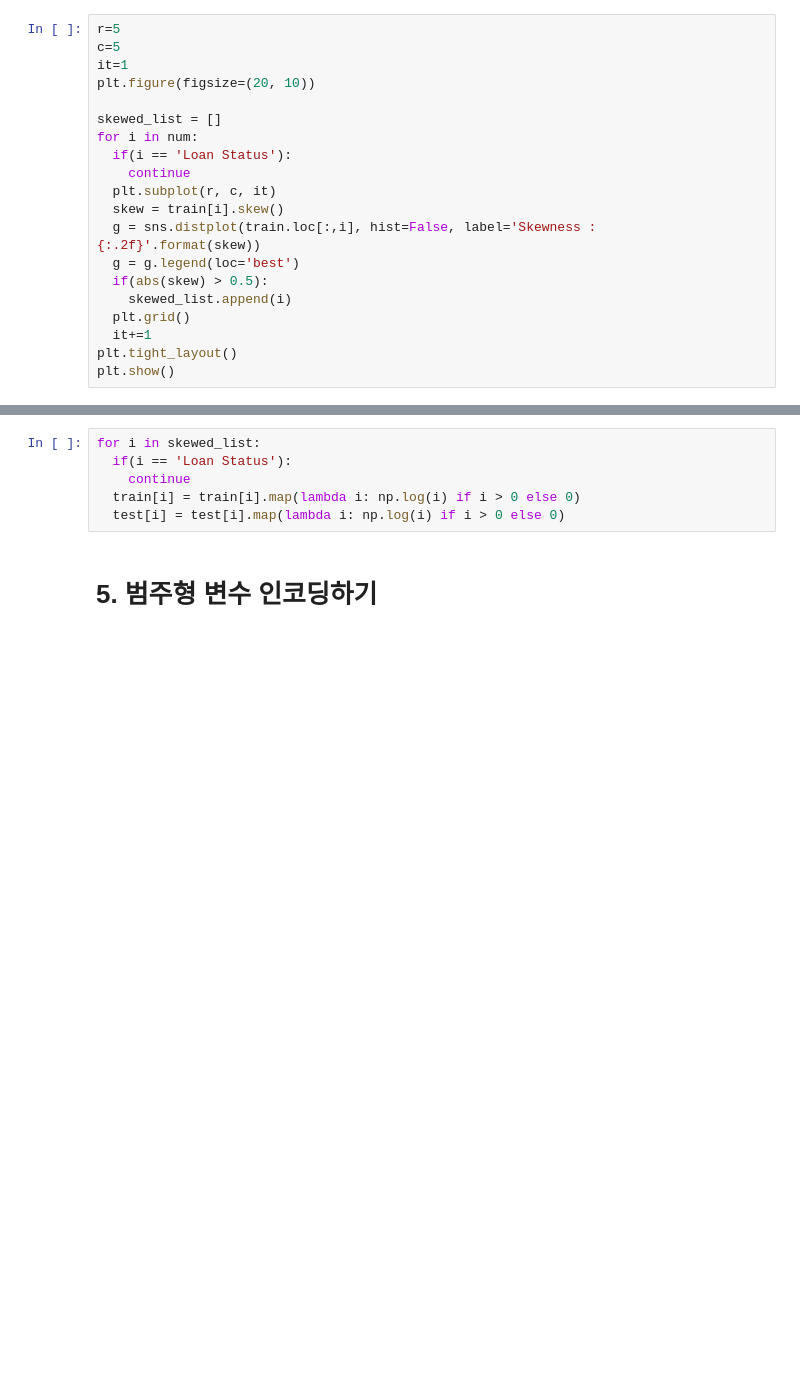
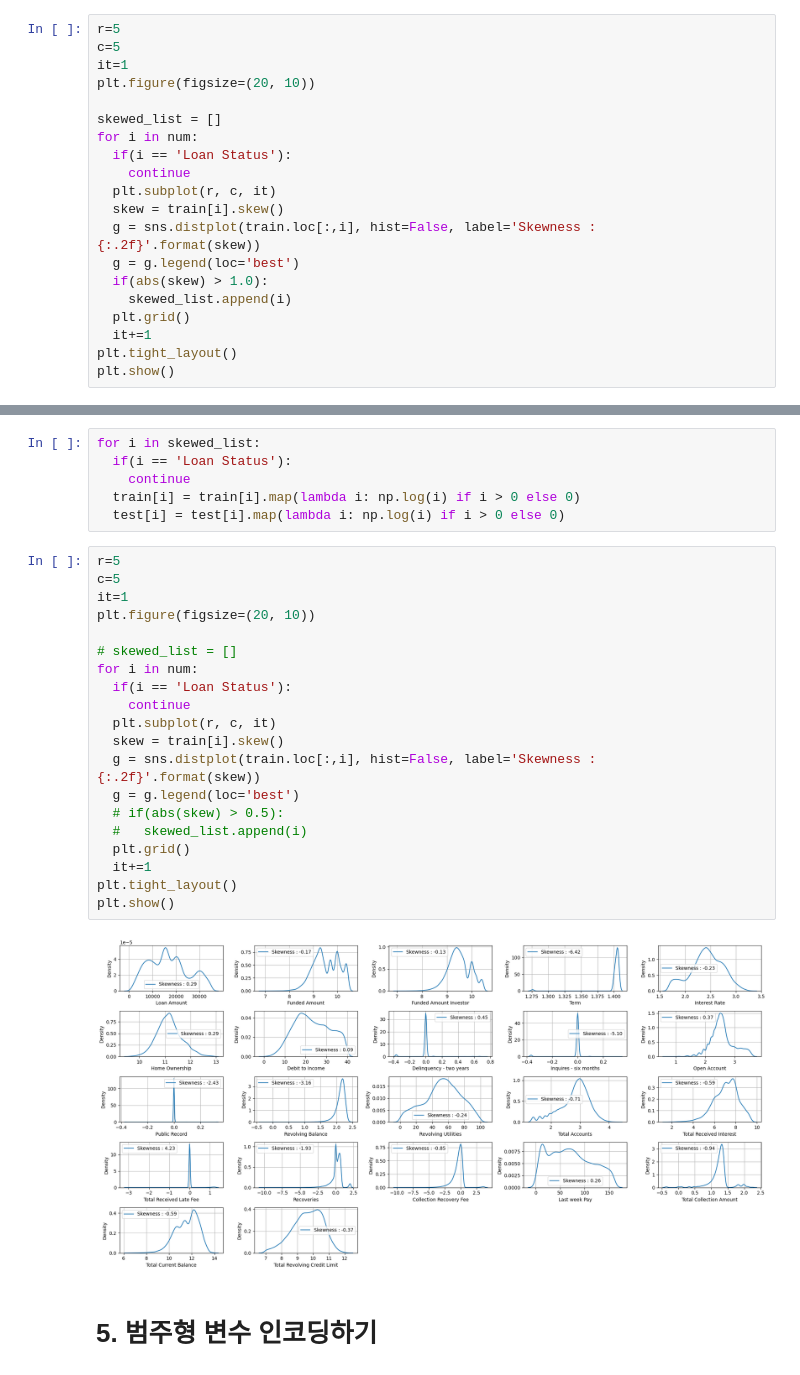
Before and after one commit to lynnchoi0126/LoanDefaultPrediction, a Jupyter notebook: Loan_Default_Predict.ipynb, the cells around one changed output, grey strips where cells are left out. Drawn from its saved outputs; the diff is of its cells as text; blank space fills up the shorter version.

```diff
--- a/Loan_Default_Predict.ipynb
+++ b/Loan_Default_Predict.ipynb
@@ -574,7 +577,7 @@ for i in num:
   skew = train[i].skew()
   g = sns.distplot(train.loc[:,i], hist=False, label='Skewness : {:.2f}'.format(skew))
   g = g.legend(loc='best')
-  if(abs(skew) > 0.5):
+  if(abs(skew) > 1.0):
     skewed_list.append(i)
   plt.grid()
   it+=1
@@ -591,6 +605,28 @@ for i in skewed_list:
     continue
   train[i] = train[i].map(lambda i: np.log(i) if i > 0 else 0)
   test[i] = test[i].map(lambda i: np.log(i) if i > 0 else 0)
+# %%
+r=5
+c=5
+it=1
+plt.figure(figsize=(20, 10))
+
+# skewed_list = []
+for i in num:
+  if(i == 'Loan Status'):
+    continue
+  plt.subplot(r, c, it)
+  skew = train[i].skew()
+  g = sns.distplot(train.loc[:,i], hist=False, label='Skewness : {:.2f}'.format(skew))
+  g = g.legend(loc='best')
+  # if(abs(skew) > 0.5):
+  #   skewed_list.append(i)
+  plt.grid()
+  it+=1
+plt.tight_layout()
+plt.show()
+# %% [output]
+[figure, added]
 # %% [markdown]
 # 5. 범주형 변수 인코딩하기
 # %%
```
Also changed, not shown: parts of 16 cells of this notebook, 1 other file.
